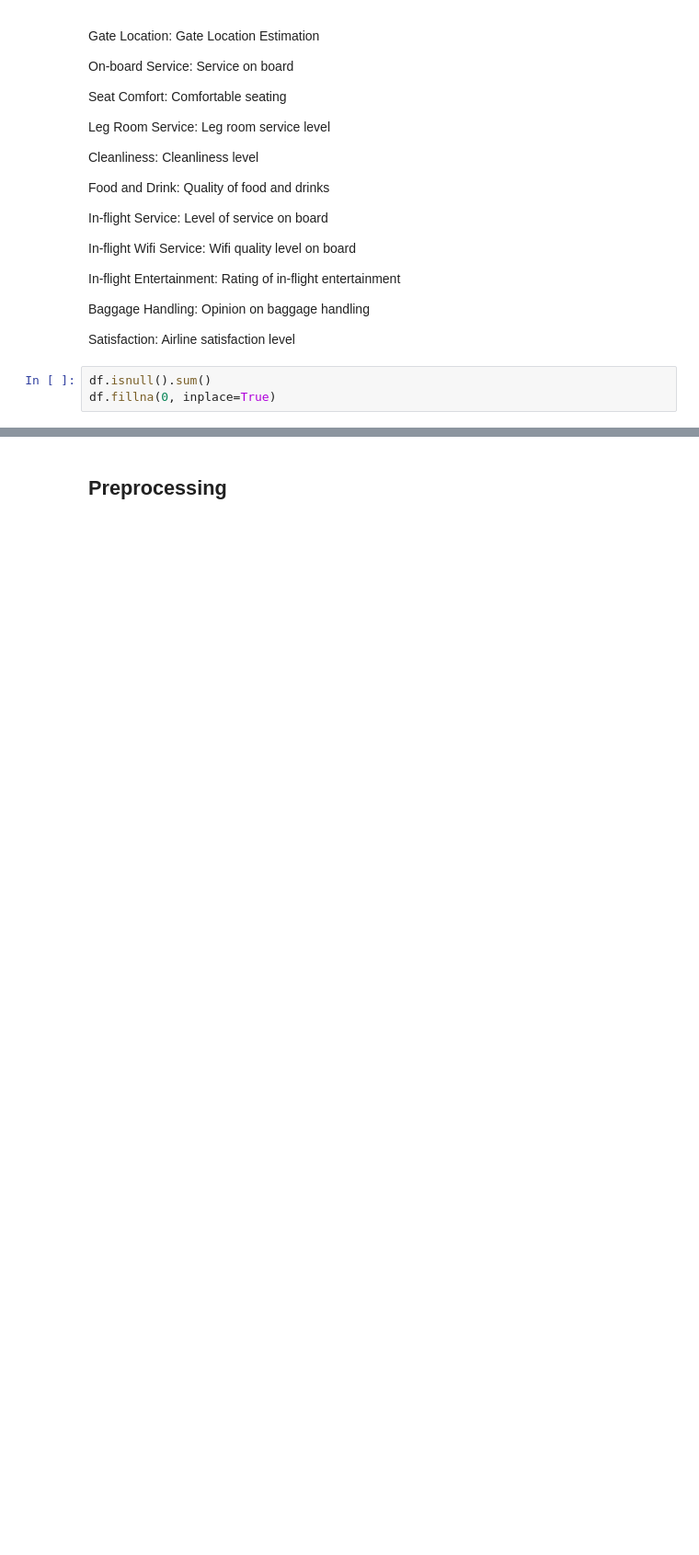
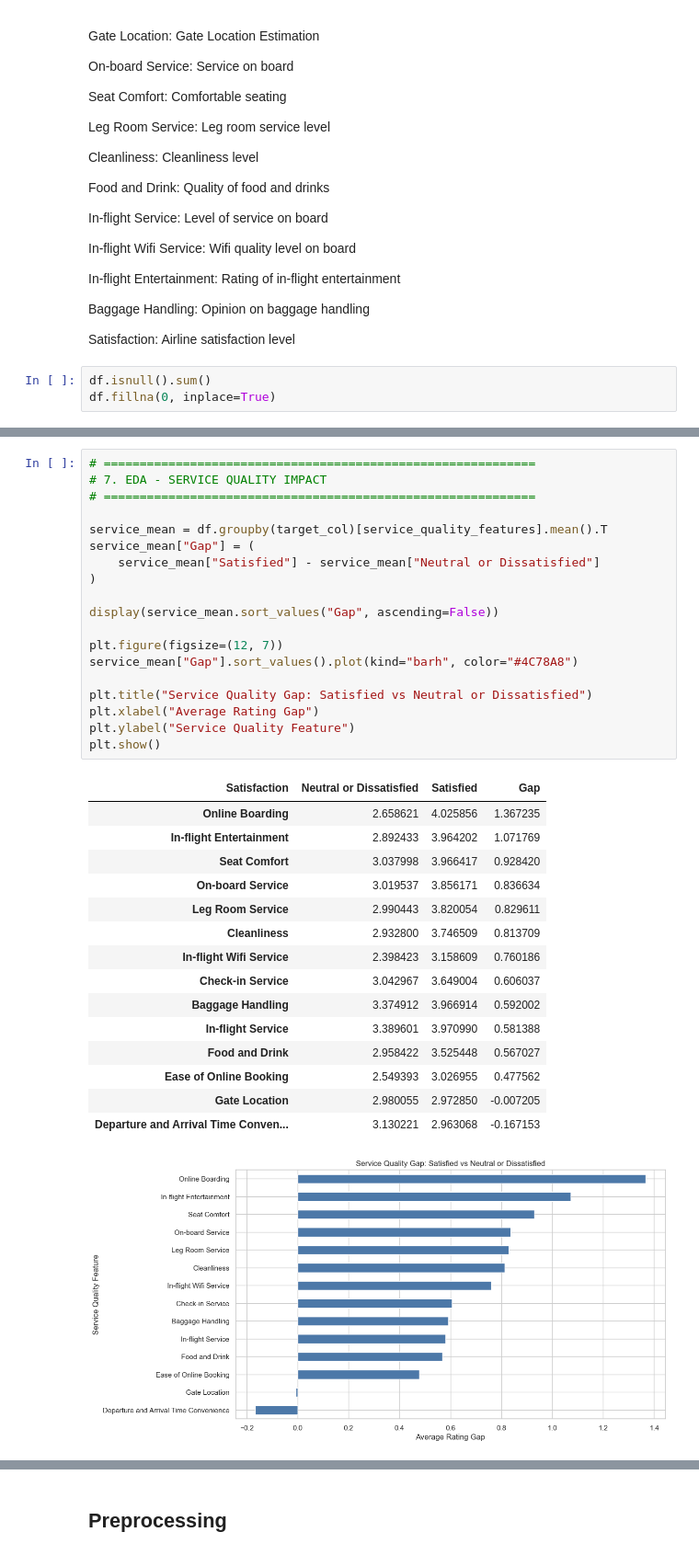
Before and after one commit to Josshua-DSA/Skyline-RecommendationSystem, a Jupyter notebook: notebooks/Skyline-ML.ipynb, the cells around one changed output, grey strips where cells are left out. Shown at 92% size. Cells and saved outputs as stored; diff of their text form; blank space fills up the shorter version.

```diff
--- a/notebooks/Skyline-ML.ipynb
+++ b/notebooks/Skyline-ML.ipynb
@@ -266,0 +292,36 @@ Passing `palette` without assigning `hue` is deprecated and will be removed in v
+# %%
+# ============================================================
+# 7. EDA - SERVICE QUALITY IMPACT
+# ============================================================
+
+service_mean = df.groupby(target_col)[service_quality_features].mean().T
+service_mean["Gap"] = (
+    service_mean["Satisfied"] - service_mean["Neutral or Dissatisfied"]
+)
+
+display(service_mean.sort_values("Gap", ascending=False))
+
+plt.figure(figsize=(12, 7))
+service_mean["Gap"].sort_values().plot(kind="barh", color="#4C78A8")
+
+plt.title("Service Quality Gap: Satisfied vs Neutral or Dissatisfied")
+plt.xlabel("Average Rating Gap")
+plt.ylabel("Service Quality Feature")
+plt.show()
+# %% [output]
+| Satisfaction | Neutral or Dissatisfied | Satisfied | Gap |
+| Online Boarding | 2.658621 | 4.025856 | 1.367235 |
+| In-flight Entertainment | 2.892433 | 3.964202 | 1.071769 |
+| Seat Comfort | 3.037998 | 3.966417 | 0.928420 |
+| On-board Service | 3.019537 | 3.856171 | 0.836634 |
+| Leg Room Service | 2.990443 | 3.820054 | 0.829611 |
+| Cleanliness | 2.932800 | 3.746509 | 0.813709 |
+| In-flight Wifi Service | 2.398423 | 3.158609 | 0.760186 |
+| Check-in Service | 3.042967 | 3.649004 | 0.606037 |
+| Baggage Handling | 3.374912 | 3.966914 | 0.592002 |
+| In-flight Service | 3.389601 | 3.970990 | 0.581388 |
+| Food and Drink | 2.958422 | 3.525448 | 0.567027 |
+| Ease of Online Booking | 2.549393 | 3.026955 | 0.477562 |
+| Gate Location | 2.980055 | 2.972850 | -0.007205 |
+| Departure and Arrival Time Conven... | 3.130221 | 2.963068 | -0.167153 |
+[figure, added]
```
Also changed, not shown: parts of 34 cells of this notebook, 51 other files.
